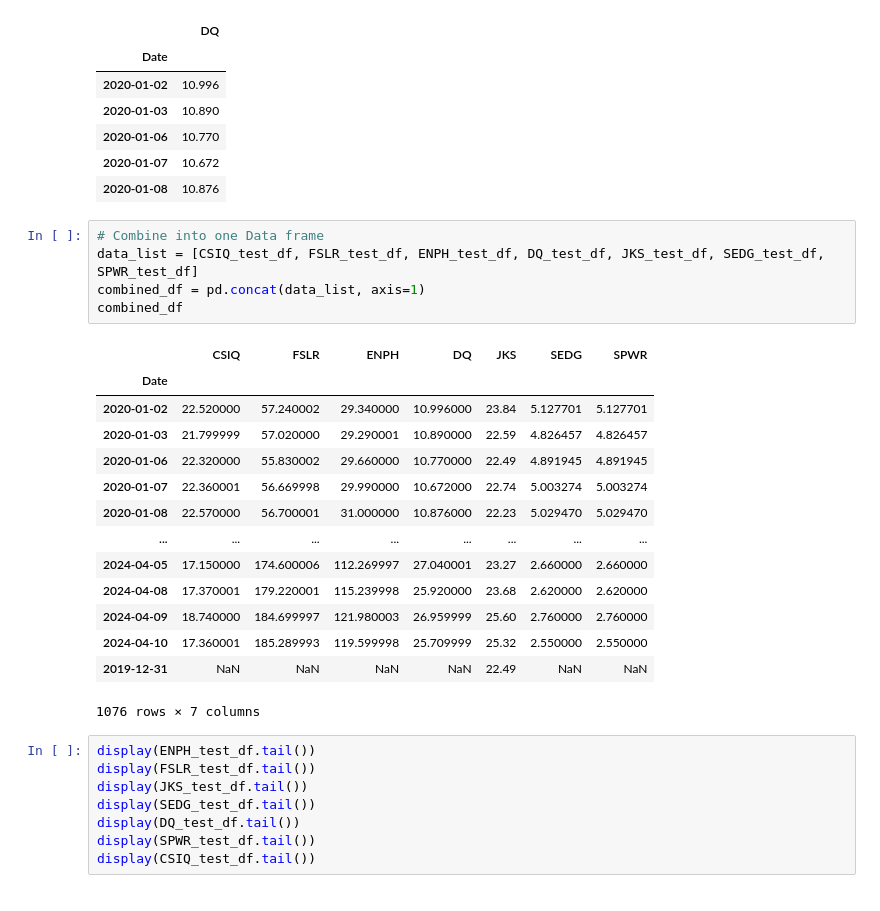
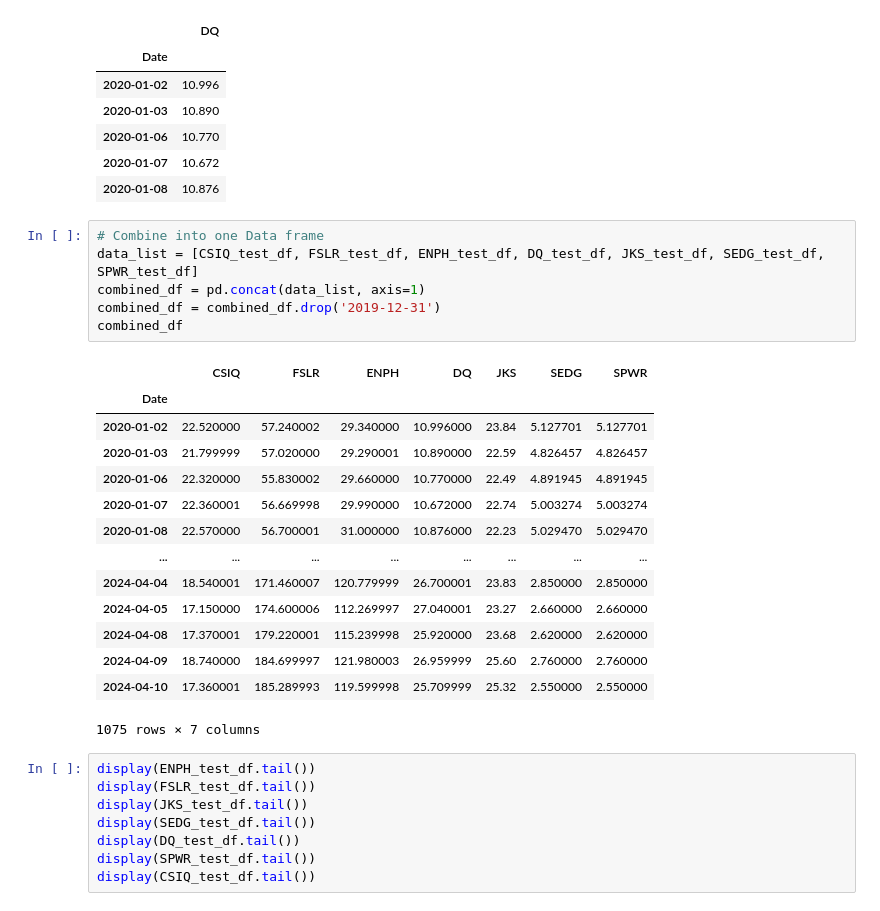
Before and after one commit to srhill12/Solar_stock_project, a Jupyter notebook: stevens_workbook.ipynb, the cells around one changed output. Cells and saved outputs as stored; diff of their text form.

```diff
--- a/stevens_workbook.ipynb
+++ b/stevens_workbook.ipynb
@@ -169,23 +169,24 @@ display(DQ_test_df.head())
 # %%
 # Combine into one Data frame
 data_list = [CSIQ_test_df, FSLR_test_df, ENPH_test_df, DQ_test_df, JKS_test_df, SEDG_test_df, SPWR_test_df]
 combined_df = pd.concat(data_list, axis=1)
+combined_df = combined_df.drop('2019-12-31')
 combined_df
 # %% [output]
 |  | CSIQ | FSLR | ENPH | DQ | JKS | SEDG | SPWR |
 | Date |  |  |  |  |  |  |  |
 | 2020-01-02 | 22.520000 | 57.240002 | 29.340000 | 10.996000 | 23.84 | 5.127701 | 5.127701 |
 | 2020-01-03 | 21.799999 | 57.020000 | 29.290001 | 10.890000 | 22.59 | 4.826457 | 4.826457 |
 | 2020-01-06 | 22.320000 | 55.830002 | 29.660000 | 10.770000 | 22.49 | 4.891945 | 4.891945 |
 | 2020-01-07 | 22.360001 | 56.669998 | 29.990000 | 10.672000 | 22.74 | 5.003274 | 5.003274 |
 | 2020-01-08 | 22.570000 | 56.700001 | 31.000000 | 10.876000 | 22.23 | 5.029470 | 5.029470 |
 | ... | ... | ... | ... | ... | ... | ... | ... |
+| 2024-04-04 | 18.540001 | 171.460007 | 120.779999 | 26.700001 | 23.83 | 2.850000 | 2.850000 |
 | 2024-04-05 | 17.150000 | 174.600006 | 112.269997 | 27.040001 | 23.27 | 2.660000 | 2.660000 |
 | 2024-04-08 | 17.370001 | 179.220001 | 115.239998 | 25.920000 | 23.68 | 2.620000 | 2.620000 |
 | 2024-04-09 | 18.740000 | 184.699997 | 121.980003 | 26.959999 | 25.60 | 2.760000 | 2.760000 |
 | 2024-04-10 | 17.360001 | 185.289993 | 119.599998 | 25.709999 | 25.32 | 2.550000 | 2.550000 |
-| 2019-12-31 | NaN | NaN | NaN | NaN | 22.49 | NaN | NaN |
-1076 rows × 7 columns
+1075 rows × 7 columns
 # %%
 display(ENPH_test_df.tail())
 display(FSLR_test_df.tail())
```
Also changed, not shown: parts of 1 cell of this notebook.
